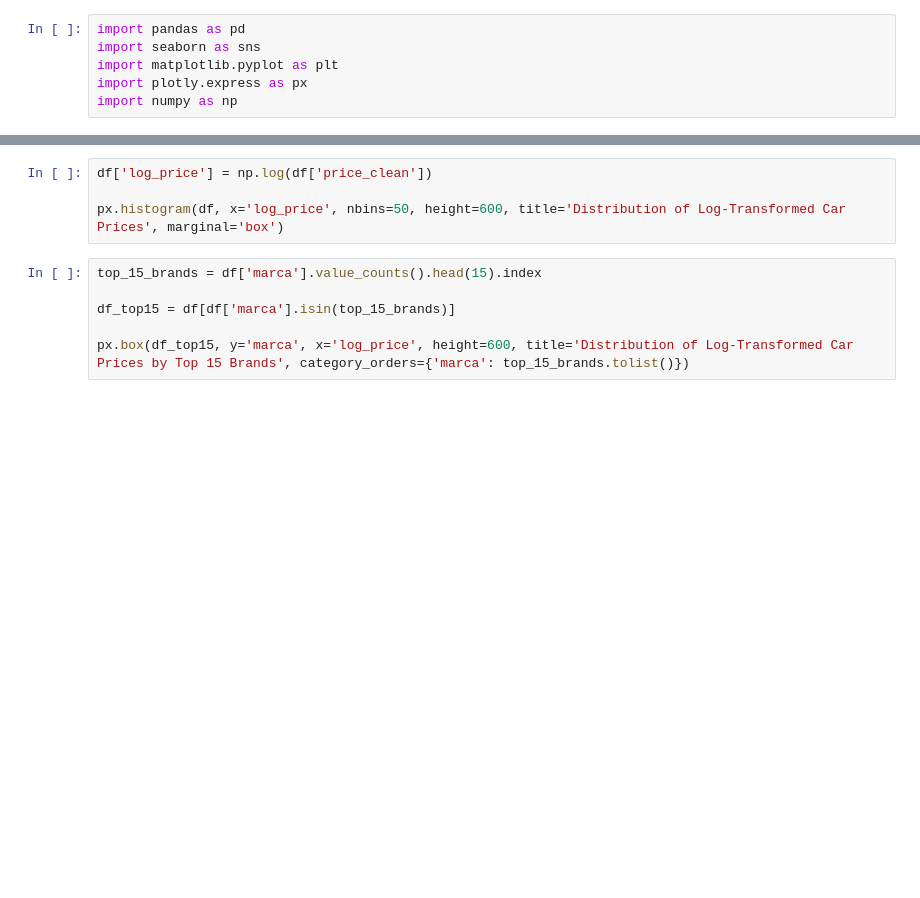
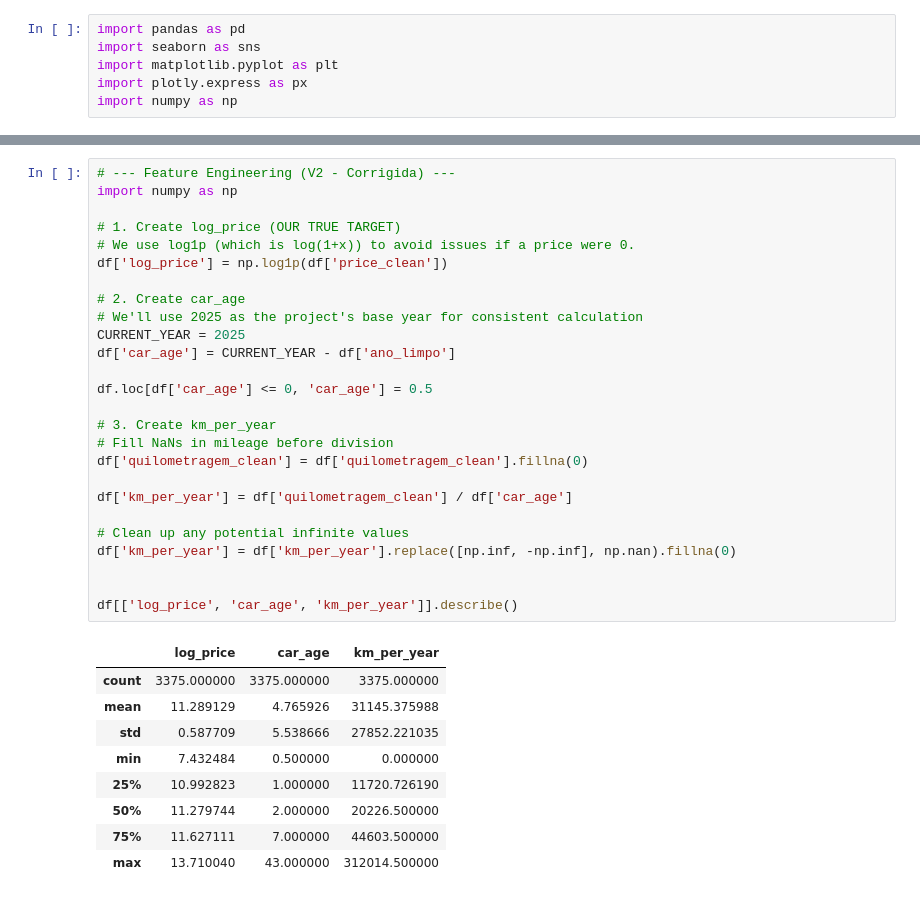
Before and after one commit to kauaDaviAmaro/used-car-market-intelligence, a Jupyter notebook: notebooks/EDA.ipynb, the cells around one changed output, grey strips where cells are left out. Cells and saved outputs as stored; diff of their text form; blank space fills up the shorter version.

```diff
--- a/notebooks/EDA.ipynb
+++ b/notebooks/EDA.ipynb
@@ -31,10 +52,36 @@ px.histogram(df, x='price_clean', nbins=50, height=600, title='Distribution of C
 # %%
-df['log_price'] = np.log(df['price_clean'])
+# --- Feature Engineering (V2 - Corrigida) ---
+import numpy as np
 
-px.histogram(df, x='log_price', nbins=50, height=600, title='Distribution of Log-Transformed Car Prices', marginal='box')
+# 1. Create log_price (OUR TRUE TARGET)
+# We use log1p (which is log(1+x)) to avoid issues if a price were 0.
+df['log_price'] = np.log1p(df['price_clean'])
+
+# 2. Create car_age
+# We'll use 2025 as the project's base year for consistent calculation
+CURRENT_YEAR = 2025
+df['car_age'] = CURRENT_YEAR - df['ano_limpo']
+
+df.loc[df['car_age'] <= 0, 'car_age'] = 0.5
+
+# 3. Create km_per_year
+# Fill NaNs in mileage before division
+df['quilometragem_clean'] = df['quilometragem_clean'].fillna(0)
+
+df['km_per_year'] = df['quilometragem_clean'] / df['car_age']
+
+# Clean up any potential infinite values
+df['km_per_year'] = df['km_per_year'].replace([np.inf, -np.inf], np.nan).fillna(0)
+
+
+df[['log_price', 'car_age', 'km_per_year']].describe()
+# %% [output]
+|  | log_price | car_age | km_per_year |
+| count | 3375.000000 | 3375.000000 | 3375.000000 |
+| mean | 11.289129 | 4.765926 | 31145.375988 |
+| std | 0.587709 | 5.538666 | 27852.221035 |
+| min | 7.432484 | 0.500000 | 0.000000 |
+| 25% | 10.992823 | 1.000000 | 11720.726190 |
+| 50% | 11.279744 | 2.000000 | 20226.500000 |
+| 75% | 11.627111 | 7.000000 | 44603.500000 |
+| max | 13.710040 | 43.000000 | 312014.500000 |
-# %%
-top_15_brands = df['marca'].value_counts().head(15).index
-
-df_top15 = df[df['marca'].isin(top_15_brands)]
-
-px.box(df_top15, y='marca', x='log_price', height=600, title='Distribution of Log-Transformed Car Prices by Top 15 Brands', category_orders={'marca': top_15_brands.tolist()})
```
Also changed, not shown: parts of 21 cells of this notebook, 14 other files.
